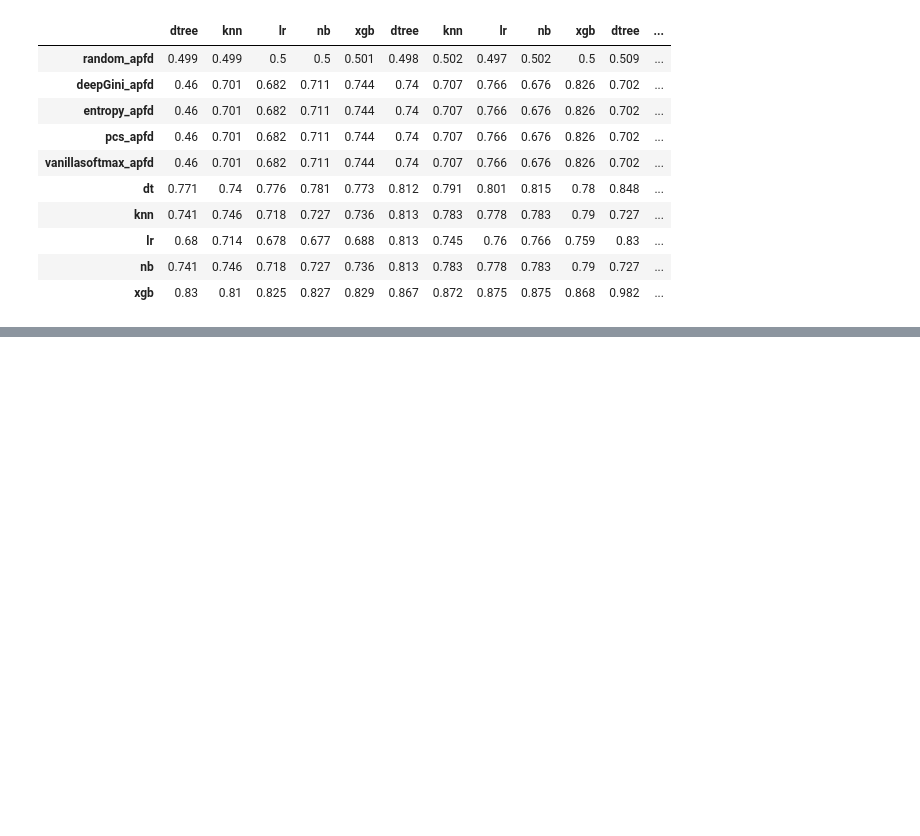
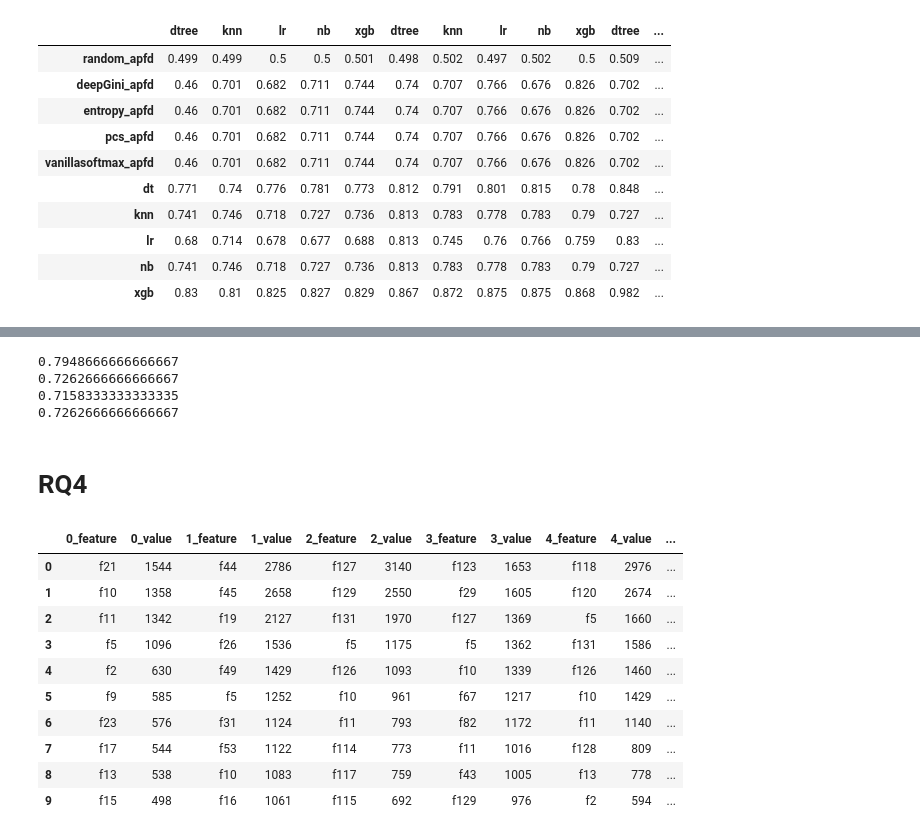
Before and after one commit to yinghuali/MLPrior, a Jupyter notebook: ResultsProcessing.ipynb, the cells around one changed output, grey strips where cells are left out. Drawn from its saved outputs; the diff is of its cells as text; code cells hidden in the pictures; blank space fills up the shorter version.

```diff
--- a/ResultsProcessing.ipynb
+++ b/ResultsProcessing.ipynb
@@ -143,0 +293,57 @@ df_noise
+# %%
+MLPrior𝑇=[0.706,0.715,0.786,0.787,0.742,0.747,0.790,0.801,0.817,0.779,0.839,0.753,0.837,0.832,0.889,0.771,0.740,0.776,0.781,0.773,0.812,0.791,0.801,0.815,0.780,0.848,0.784,0.836,0.831,0.887]
+MLPrior𝐾=[0.787,0.775,0.737,0.739,0.729,0.823,0.775,0.784,0.782,0.792,0.765,0.626,0.589,0.604,0.669,0.741,0.746,0.718,0.727,0.736,0.813,0.783,0.778,0.783,0.790,0.727,0.623,0.592,0.593,0.662]
+MLPrior𝐿=[0.740,0.743,0.722,0.672,0.688,0.786,0.769,0.757,0.771,0.751,0.898,0.621,0.608,0.608,0.703,0.680,0.714,0.678,0.677,0.688,0.813,0.745,0.760,0.766,0.759,0.830,0.626,0.607,0.605,0.690]
+MLPrior𝑁=[0.787,0.775,0.737,0.739,0.729,0.823,0.775,0.784,0.782,0.792,0.765,0.626,0.589,0.604,0.669,0.741,0.746,0.718,0.727,0.736,0.813,0.783,0.778,0.783,0.790,0.727,0.623,0.592,0.593,0.662]
+
+print(sum(MLPrior𝑇)/len(MLPrior𝑇))
+print(sum(MLPriorK)/len(MLPriorK))
+print(sum(MLPriorL)/len(MLPriorL))
+print(sum(MLPriorN)/len(MLPriorN))
+# %% [output]
+0.7948666666666667
+0.7262666666666667
+0.7158333333333335
+0.7262666666666667
+# %% [markdown]
+# RQ4
+# %%
+import os
+import json
+
+def get_path(path_dir_compile):
+    path_list = []
+    if os.path.isdir(path_dir_compile):
+        for root, dirs, files in os.walk(path_dir_compile, topdown=True):
+            for file in files:
+                file_absolute_path = os.path.join(root, file)
+                if file_absolute_path.endswith('.json'):
+                    path_list.append(file_absolute_path)
+    return path_list
+
+path_json_list = sorted(get_path('importance/'))
+data_list = [i.split('/')[-1].split('_')[1] for i in path_json_list]
+model_list = [i.split('/')[-1].split('_')[-1].split('.')[0] for i in path_json_list]
+
+dic_list = [json.load(open(i, 'r')) for i in path_json_list]
+
+df_all = pd.DataFrame(columns=['0'+'_'+'feature'])
+for i in range(len(dic_list)):
+    df = pd.DataFrame([dic_list[i]]).T.reset_index().rename(columns={"index": "feature", 0: "value"}).sort_values(by=['value'], ascending=False).head(10)
+
+    df_all[str(i)+'_'+'feature'] = df['feature']
+    df_all[str(i)+'_'+'value'] = df['value'].astype(int)
+df_all.to_excel('./tables/feature_importance.xlsx', index=True)
+df_all
+# %% [output]
+|  | 0_feature | 0_value | 1_feature | 1_value | 2_feature | 2_value | 3_feature | 3_value | 4_feature | 4_value | ... |
+| 0 | f21 | 1544 | f44 | 2786 | f127 | 3140 | f123 | 1653 | f118 | 2976 | ... |
+| 1 | f10 | 1358 | f45 | 2658 | f129 | 2550 | f29 | 1605 | f120 | 2674 | ... |
+| 2 | f11 | 1342 | f19 | 2127 | f131 | 1970 | f127 | 1369 | f5 | 1660 | ... |
+| 3 | f5 | 1096 | f26 | 1536 | f5 | 1175 | f5 | 1362 | f131 | 1586 | ... |
+| 4 | f2 | 630 | f49 | 1429 | f126 | 1093 | f10 | 1339 | f126 | 1460 | ... |
+| 5 | f9 | 585 | f5 | 1252 | f10 | 961 | f67 | 1217 | f10 | 1429 | ... |
+| 6 | f23 | 576 | f31 | 1124 | f11 | 793 | f82 | 1172 | f11 | 1140 | ... |
+| 7 | f17 | 544 | f53 | 1122 | f114 | 773 | f11 | 1016 | f128 | 809 | ... |
+| 8 | f13 | 538 | f10 | 1083 | f117 | 759 | f43 | 1005 | f13 | 778 | ... |
+| 9 | f15 | 498 | f16 | 1061 | f115 | 692 | f129 | 976 | f2 | 594 | ... |
```
Also changed, not shown: parts of 10 cells of this notebook, 1 other file.
